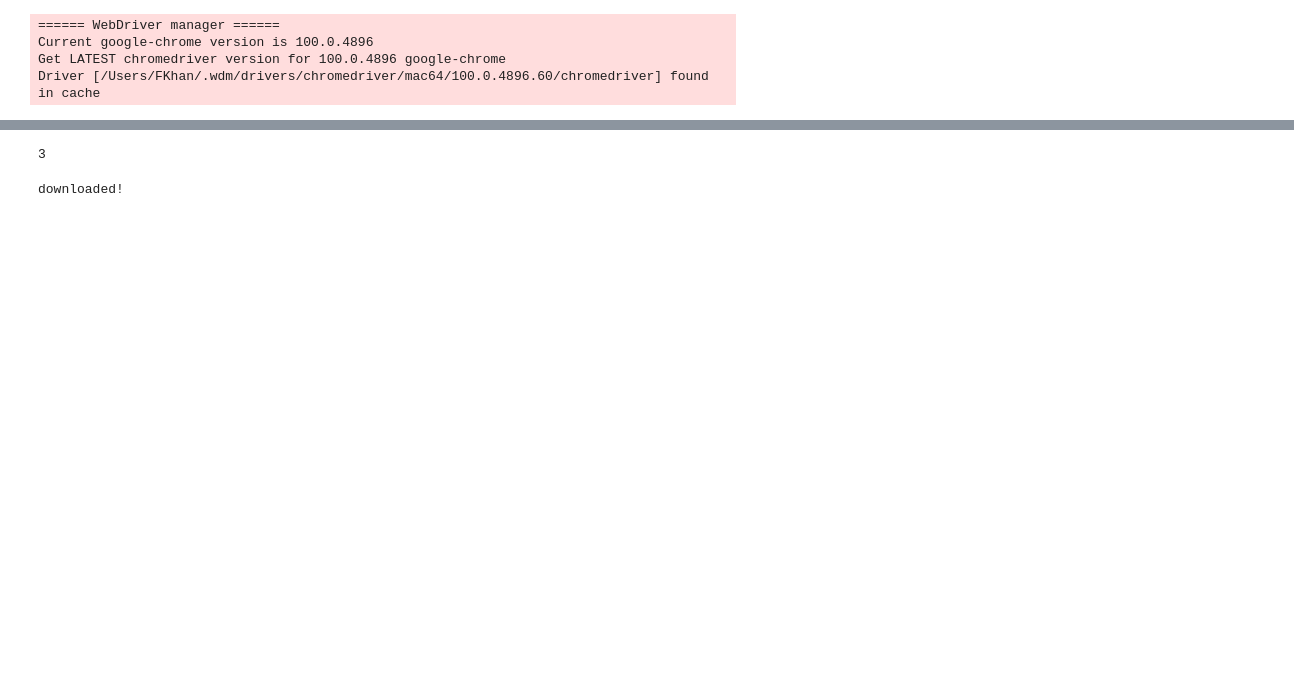
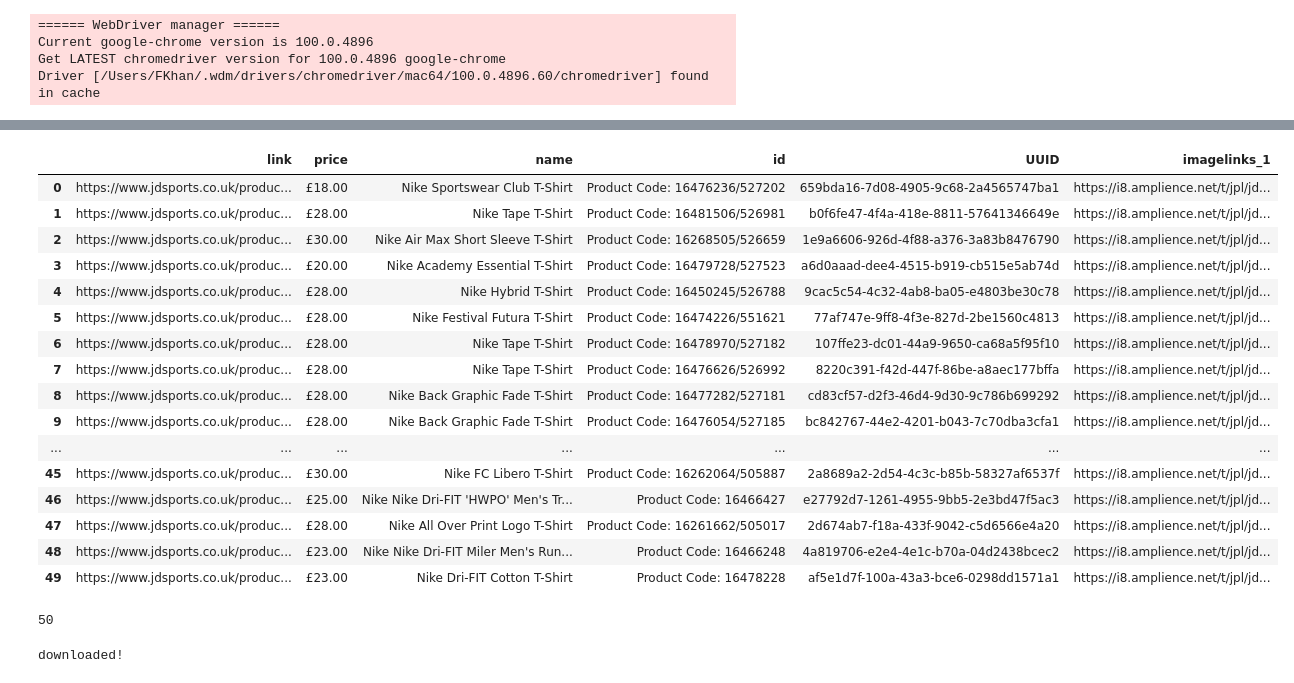
Before and after one commit to umz-98/DCP_Project, a Jupyter notebook: DCP_test.ipynb, the cells around one changed output, grey strips where cells are left out. Saved outputs shown, nothing was run; the diff lists cells and outputs as text; code cells hidden in the pictures; blank space fills up the shorter version.

```diff
--- a/DCP_test.ipynb
+++ b/DCP_test.ipynb
@@ -28,7 +28,11 @@ from selenium.common.exceptions import TimeoutException
 from webdriver_manager.chrome import ChromeDriverManager
 # %%
 list_properties = container.find_elements(By.XPATH, './ul/li')
+imageLinks = container.find_elements(By.XPATH, "./ul/li/span/a/picture")
 # %%
 link_list = []
 for property in list_properties:
     link_list.append(property.find_element(By.TAG_NAME, 'a').get_attribute('href'))
+imageNames = []
+for element in imageLinks:
+    imageNames.append(element.find_element(By.TAG_NAME, 'img').get_attribute("src"))
@@ -35,16 +51,4 @@ for property in list_properties:
 # %%
-from sqlalchemy import create_engine
-DATABASE_TYPE = 'postgresql'
-DBAPI = 'psycopg2'
-ENDPOINT = 'dcp1.ckiqoi4xq1wx.eu-west-2.rds.amazonaws.com'
-USER = 'postgres'
-PASSWORD = 'Hamburg98'
-PORT = 5432
-DATABASE = 'postgres'
-engine = create_engine(f"{DATABASE_TYPE}+{DBAPI}://{USER}:{PASSWORD}@{ENDPOINT}:{PORT}/{DATABASE}")
-df = pd.read_sql('test_1', engine)
-id_scraper = list(df['id'])
-
 import time
 import uuid
 property_dict = {'link':[],
@@ -56,26 +60,34 @@ property_dict = {'link':[],
                 }
 
 
-for link in link_list[0:3]:
+for link in link_list[0:50]:
     bot.driver.get(link)
     time.sleep(1)
     id = bot.driver.find_element(By.XPATH, '//span[@class="product-code"]')
-    property_dict['id'].append(id.text)
+    # property_dict['id'].append(id.text)
     if id in id_scraper:
         continue
     else:
         # bot.driver.get(link)
         # time.sleep(1)
+        # clicker = bot.driver.find_element(By.XPATH, '//i[@class="fa fa-angle-down"]').click()
+        # bot.clicker()
+        # time.sleep(2)
         property_dict['link'].append(link)
-        price = bot.driver.find_element(By.XPATH, '//span[@class="pri"]')
+        price = bot.driver.find_element(By.XPATH, '//span[@data-e2e="product-price"]')
         property_dict['price'].append(price.text)
         name = bot.driver.find_element(By.XPATH, '//h1[@itemprop="name"]')
         property_dict['name'].append(name.text)
-         # id = bot.driver.find_element(By.XPATH, '//span[@class="product-code"]')
-        # property_dict['id'].append(id.text)
+        # id = bot.driver.find_element(By.XPATH, '//span[@class="product-code"]')
+        property_dict['id'].append(id.text)
         property_dict['UUID'].append(uuid.uuid4())
-        imageLinks_1 = bot.driver.find_element(By.TAG_NAME, 'img').get_attribute("src")
-        property_dict['imagelinks_1'].append(imageLinks_1)
+        # imageLinks_1 = WebDriverWait(bot.driver, 6).until(EC.presence_of_element_located((By.TAG_NAME, 'img').get_attribute("src")))
+        # # bot.driver.find_element(By.TAG_NAME, 'img').get_attribute("src")
+        # property_dict['imagelinks_1'].append(imageLinks_1)
+for image in imageNames[0:50]:
+    bot.driver.get(image)
+    time.sleep(1)
+    property_dict['imagelinks_1'].append(image)
 # %%
 property_dict
 # %% [output]
@@ -112,6 +125,26 @@ f.close()
 # %%
 import pandas as pd
 x = pd.DataFrame(property_dict)
+# %%
+x
+# %% [output]
+|  | link | price | name | id | UUID | imagelinks_1 |
+| 0 | https://www.jdsports.co.uk/produc... | £18.00 | Nike Sportswear Club T-Shirt | Product Code: 16476236/527202 | 659bda16-7d08-4905-9c68-2a4565747ba1 | https://i8.amplience.net/t/jpl/jd... |
+| 1 | https://www.jdsports.co.uk/produc... | £28.00 | Nike Tape T-Shirt | Product Code: 16481506/526981 | b0f6fe47-4f4a-418e-8811-57641346649e | https://i8.amplience.net/t/jpl/jd... |
+| 2 | https://www.jdsports.co.uk/produc... | £30.00 | Nike Air Max Short Sleeve T-Shirt | Product Code: 16268505/526659 | 1e9a6606-926d-4f88-a376-3a83b8476790 | https://i8.amplience.net/t/jpl/jd... |
+| 3 | https://www.jdsports.co.uk/produc... | £20.00 | Nike Academy Essential T-Shirt | Product Code: 16479728/527523 | a6d0aaad-dee4-4515-b919-cb515e5ab74d | https://i8.amplience.net/t/jpl/jd... |
+| 4 | https://www.jdsports.co.uk/produc... | £28.00 | Nike Hybrid T-Shirt | Product Code: 16450245/526788 | 9cac5c54-4c32-4ab8-ba05-e4803be30c78 | https://i8.amplience.net/t/jpl/jd... |
+| 5 | https://www.jdsports.co.uk/produc... | £28.00 | Nike Festival Futura T-Shirt | Product Code: 16474226/551621 | 77af747e-9ff8-4f3e-827d-2be1560c4813 | https://i8.amplience.net/t/jpl/jd... |
+| 6 | https://www.jdsports.co.uk/produc... | £28.00 | Nike Tape T-Shirt | Product Code: 16478970/527182 | 107ffe23-dc01-44a9-9650-ca68a5f95f10 | https://i8.amplience.net/t/jpl/jd... |
+| 7 | https://www.jdsports.co.uk/produc... | £28.00 | Nike Tape T-Shirt | Product Code: 16476626/526992 | 8220c391-f42d-447f-86be-a8aec177bffa | https://i8.amplience.net/t/jpl/jd... |
+| 8 | https://www.jdsports.co.uk/produc... | £28.00 | Nike Back Graphic Fade T-Shirt | Product Code: 16477282/527181 | cd83cf57-d2f3-46d4-9d30-9c786b699292 | https://i8.amplience.net/t/jpl/jd... |
+| 9 | https://www.jdsports.co.uk/produc... | £28.00 | Nike Back Graphic Fade T-Shirt | Product Code: 16476054/527185 | bc842767-44e2-4201-b043-7c70dba3cfa1 | https://i8.amplience.net/t/jpl/jd... |
+| ... | ... | ... | ... | ... | ... | ... |
+| 45 | https://www.jdsports.co.uk/produc... | £30.00 | Nike FC Libero T-Shirt | Product Code: 16262064/505887 | 2a8689a2-2d54-4c3c-b85b-58327af6537f | https://i8.amplience.net/t/jpl/jd... |
+| 46 | https://www.jdsports.co.uk/produc... | £25.00 | Nike Nike Dri-FIT 'HWPO' Men's Tr... | Product Code: 16466427 | e27792d7-1261-4955-9bb5-2e3bd47f5ac3 | https://i8.amplience.net/t/jpl/jd... |
+| 47 | https://www.jdsports.co.uk/produc... | £28.00 | Nike All Over Print Logo T-Shirt | Product Code: 16261662/505017 | 2d674ab7-f18a-433f-9042-c5d6566e4a20 | https://i8.amplience.net/t/jpl/jd... |
+| 48 | https://www.jdsports.co.uk/produc... | £23.00 | Nike Nike Dri-FIT Miler Men's Run... | Product Code: 16466248 | 4a819706-e2e4-4e1c-b70a-04d2438bcec2 | https://i8.amplience.net/t/jpl/jd... |
+| 49 | https://www.jdsports.co.uk/produc... | £23.00 | Nike Dri-FIT Cotton T-Shirt | Product Code: 16478228 | af5e1d7f-100a-43a3-bce6-0298dd1571a1 | https://i8.amplience.net/t/jpl/jd... |
 # %%
 import pandas as pd
 df = pd.read_json('/Users/FKhan/Downloads/miniconda3/DCP_Project/raw_data/Nike caps/data.json')
@@ -131,7 +164,7 @@ id_scraper = list(df['id'])
 # %%
-x.to_sql('test_1', con= engine, if_exists='append', index=False )
+x.to_sql('Nike_t-shirts', con= engine, if_exists='append', index=False )
 # %% [output]
-3
+50
 # %%
 imageLinks = container.find_elements(By.XPATH, "./ul/li/span/a/picture")
 # %%
```
Also changed, not shown: parts of 9 cells of this notebook.
